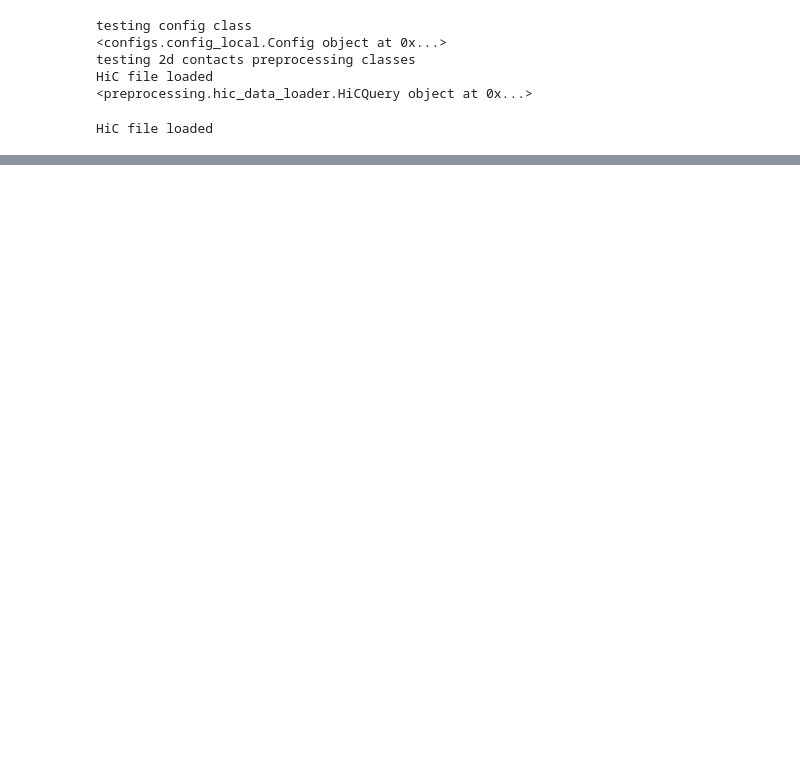
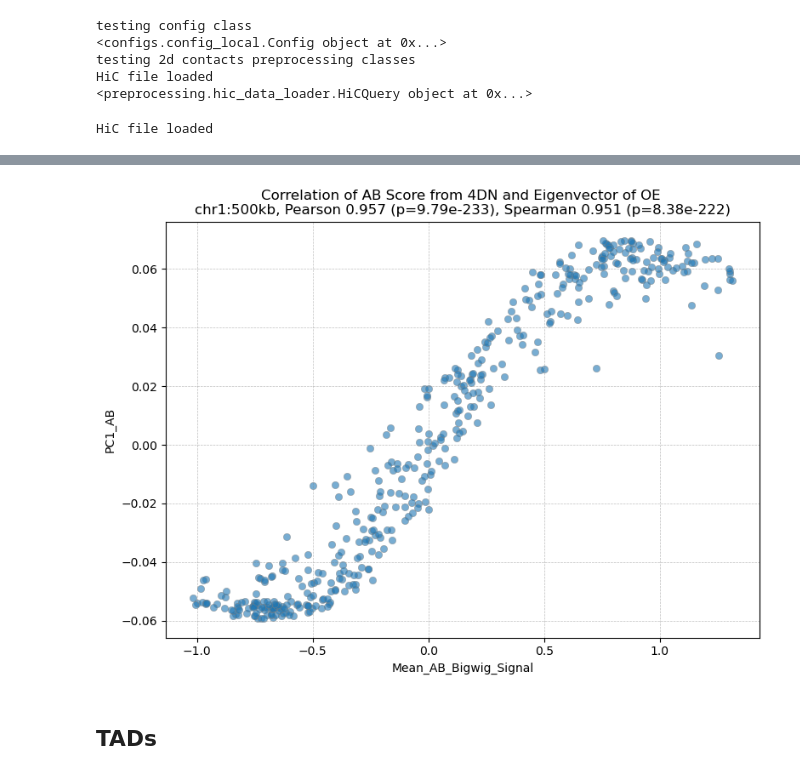
Before and after one commit to akanksha-sachan/3D_chromatin_hubs, a Jupyter notebook: notebooks/GM12878_data_analysis.ipynb, the cells around one changed output, grey strips where cells are left out. Drawn from its saved outputs; the diff is of its cells as text; code cells hidden in the pictures; blank space fills up the shorter version.

```diff
--- a/notebooks/GM12878_data_analysis.ipynb
+++ b/notebooks/GM12878_data_analysis.ipynb
@@ -58,0 +78,7 @@ HiC file loaded
+# %%
+juicer_tools_path = config.paths.juicer_tools
+hic_infile_path = config.paths.hic_infile
+juicer_ab_path = config.paths.juicer_ab_outfile
+juicer_signal = np.loadtxt(juicer_ab_path, usecols=0)
+print(juicer_signal)
+print(len(juicer_signal))
@@ -95,0 +166,28 @@ plot_2dhic_1dtrack_map(oe_numpy_thresholded, filtered_signal, 0, 1, REDMAP)
+# %%
+def plot_ab_score_correlation_scatter(correlation_data, pearson_corr, pearson_p, spearman_corr, spearman_p, chrom, res_str):
+    plt.figure(figsize=(8, 6))
+    scatter = sns.scatterplot(
+        data=correlation_data,
+        x='Mean_AB_Bigwig_Signal',
+        y='PC1_AB',
+        palette={False: 'green', True: 'red'},
+        legend='full',
+        edgecolor='grey',  # Grey borders
+        alpha=0.6
+    )
+    plt.grid(color='gray', linestyle='--', linewidth=0.5, alpha=0.5)
+    handles, labels = scatter.get_legend_handles_labels()
+    plt.title(f'Correlation of AB Score from 4DN and Eigenvector of OE \n{chrom}:{res_str}, Pearson {pearson_corr:.3f} (p={pearson_p:.2e}), Spearman {spearman_corr:.3f} (p={spearman_p:.2e})')
+    plt.xlabel('Mean_AB_Bigwig_Signal')
+    plt.ylabel('PC1_AB')
+    plt.tight_layout()
+    plt.show()
+
+#correlation between score and signal
+correlation_data, pearson_corr, pearson_p, spearman_corr, spearman_p = query.ab_comp.ab_score_correlation(juicer_signal, bw_signal)
+#plot
+plot_ab_score_correlation_scatter(correlation_data, pearson_corr, pearson_p, spearman_corr, spearman_p, chrom, current_res_str)
+# %% [output]
+[figure, added]
+# %% [markdown]
+## TADs
```
Also changed, not shown: parts of 8 cells of this notebook, 4 other files.
